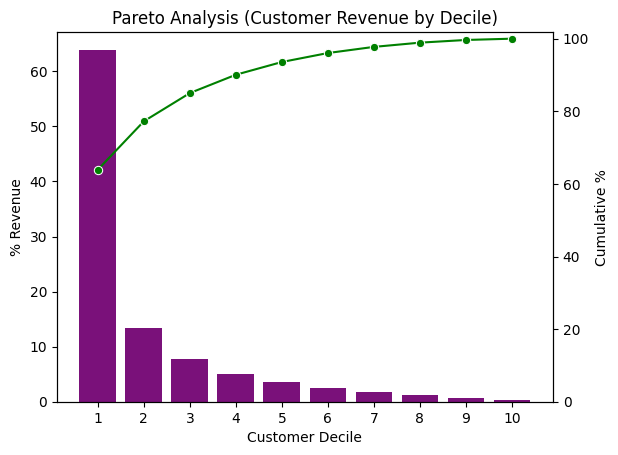
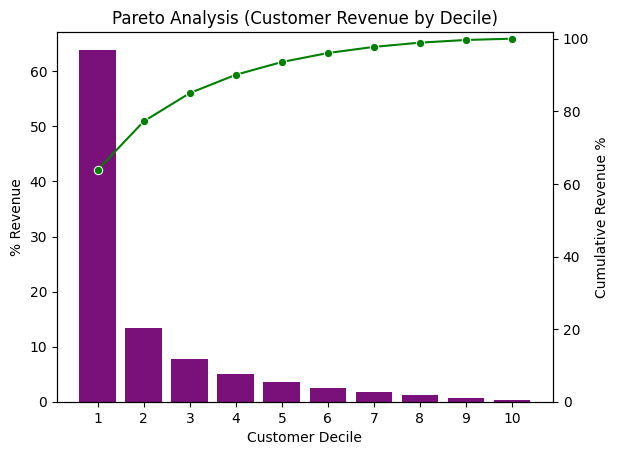
Code edit (unified diff) that turned the first committed figure into the second:
--- before
+++ after
@@ -11,5 +11,7 @@
 sns.lineplot(x=x_pos, y=pareto_monetary_summary['Cumulative %'], marker='o', color="green", ax=ax2)
 ax2.set_ylim(bottom=0)
-ax2.set_ylabel("Cumulative %")
+ax2.set_ylabel("Cumulative Revenue %")
+
+plt.savefig("../figures/pareto_analysis.png")
 
 plt.show()

Commit: Add code for plots storage